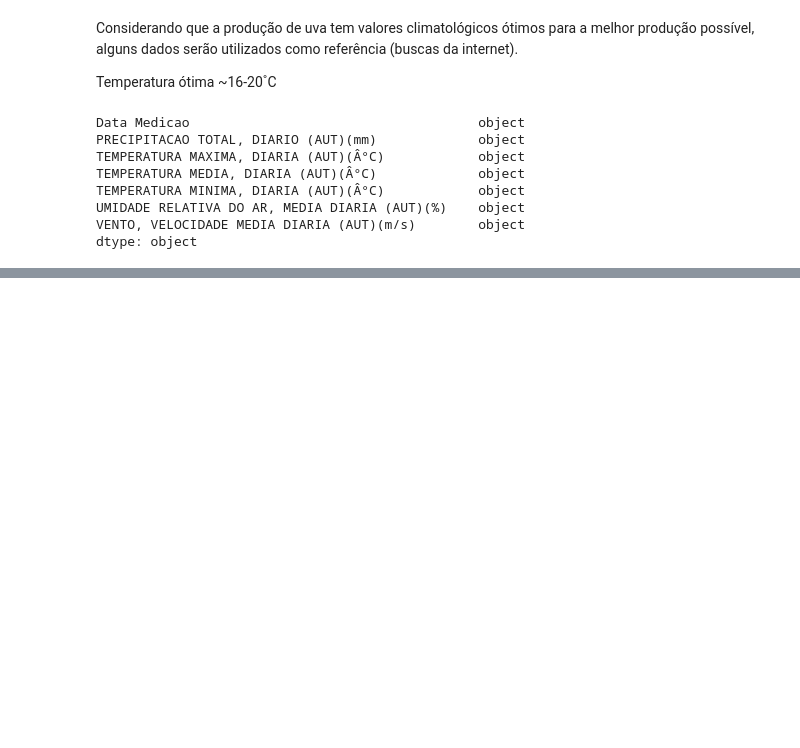
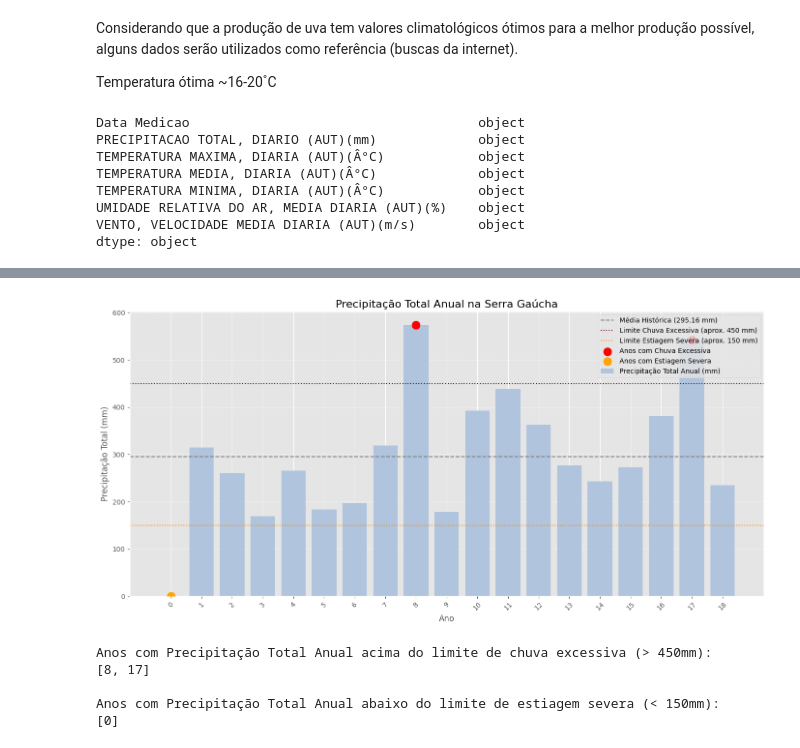
Before and after one commit to jaqueantunes/export_uva, a Jupyter notebook: PosFIAP_Export.ipynb, the cells around one changed output, grey strips where cells are left out. Drawn from its saved outputs; the diff is of its cells as text; code cells hidden in the pictures; blank space fills up the shorter version.

```diff
--- a/PosFIAP_Export.ipynb
+++ b/PosFIAP_Export.ipynb
@@ -996,0 +1175,59 @@ D_clima.plot(figsize=[16,8]).axhline(20, color='red', alpha=0.5)
+# %%
+# --- Gráfico 2: Precipitação Total Anual com Limites ---
+
+fig, ax_precipitacao = plt.subplots(figsize=(14, 7))
+
+# Plotar as barras de precipitação
+# CORRIGIDO: O nome da coluna foi ajustado de 'Precipitação Total (mm)' para 'Precipitacao Total (mm)'
+ax_precipitacao.bar(df_clima_para_graficos.index,
+                    df_clima_para_graficos['Precipitacao Total (mm)'],
+                    color='lightsteelblue',
+                    label='Precipitação Total Anual (mm)')
+
+# Limites de precipitação (ajuste conforme seu conhecimento da viticultura)
+media_precipitacao_historica = df_clima_para_graficos['Precipitacao Total (mm)'].mean()
+limite_chuva_excessiva = 450 # mm
+limite_estiagem = 150 # mm
+
+# Linhas de referência
+ax_precipitacao.axhline(y=media_precipitacao_historica, color='grey', linestyle='--',
+                        label=f'Média Histórica ({media_precipitacao_historica:.2f} mm)')
+ax_precipitacao.axhline(y=limite_chuva_excessiva, color='darkred', linestyle=':',
+                        label=f'Limite Chuva Excessiva (aprox. {limite_chuva_excessiva} mm)')
+ax_precipitacao.axhline(y=limite_estiagem, color='darkorange', linestyle=':',
+                        label=f'Limite Estiagem Severa (aprox. {limite_estiagem} mm)')
+
+# Destacar anos fora dos limites
+anos_chuva_excessiva = df_clima_para_graficos[df_clima_para_graficos['Precipitacao Total (mm)'] > limite_chuva_excessiva]
+anos_estiagem_severa = df_clima_para_graficos[df_clima_para_graficos['Precipitacao Total (mm)'] < limite_estiagem]
+
+ax_precipitacao.scatter(anos_chuva_excessiva.index,
+                        anos_chuva_excessiva['Precipitacao Total (mm)'], # Corrigido aqui também
+                        color='red', s=150, zorder=5, label='Anos com Chuva Excessiva')
+ax_precipitacao.scatter(anos_estiagem_severa.index,
+                        anos_estiagem_severa['Precipitacao Total (mm)'], # Corrigido aqui também
+                        color='orange', s=150, zorder=5, label='Anos com Estiagem Severa')
+
+# Configurações do gráfico
+ax_precipitacao.set_title('Precipitação Total Anual na Serra Gaúcha', fontsize=16)
+ax_precipitacao.set_xlabel('Ano', fontsize=12)
+ax_precipitacao.set_ylabel('Precipitação Total (mm)', fontsize=12)
+ax_precipitacao.set_xticks(df_clima_para_graficos.index.tolist())
+ax_precipitacao.tick_params(axis='x', rotation=45, labelsize=10)
+ax_precipitacao.xaxis.set_major_formatter(mticker.FormatStrFormatter('%d'))
+ax_precipitacao.grid(axis='y', linestyle='--', alpha=0.7)
+ax_precipitacao.legend(loc='upper right')
+plt.tight_layout()
+plt.show()
+
+print("\nAnos com Precipitação Total Anual acima do limite de chuva excessiva (> 450mm):")
+print(anos_chuva_excessiva.index.tolist())
+print("\nAnos com Precipitação Total Anual abaixo do limite de estiagem severa (< 150mm):")
+print(anos_estiagem_severa.index.tolist())
+# %% [output]
+[figure, added]
+Anos com Precipitação Total Anual acima do limite de chuva excessiva (> 450mm):
+[8, 17]
+
+Anos com Precipitação Total Anual abaixo do limite de estiagem severa (< 150mm):
+[0]
```
Also changed, not shown: parts of 15 cells of this notebook.
